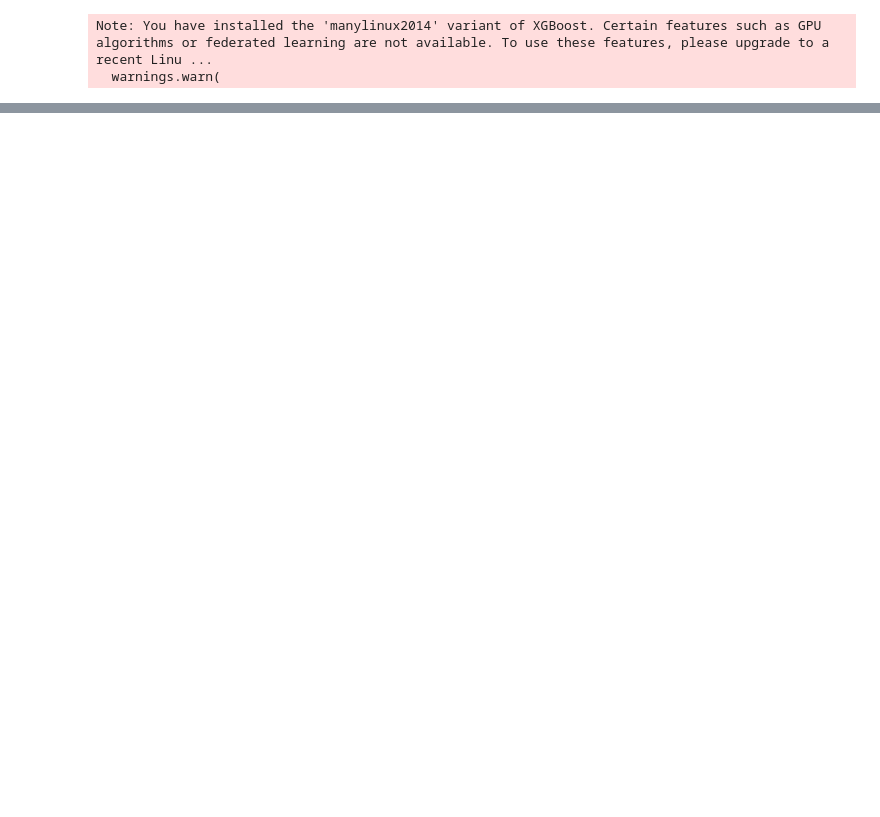
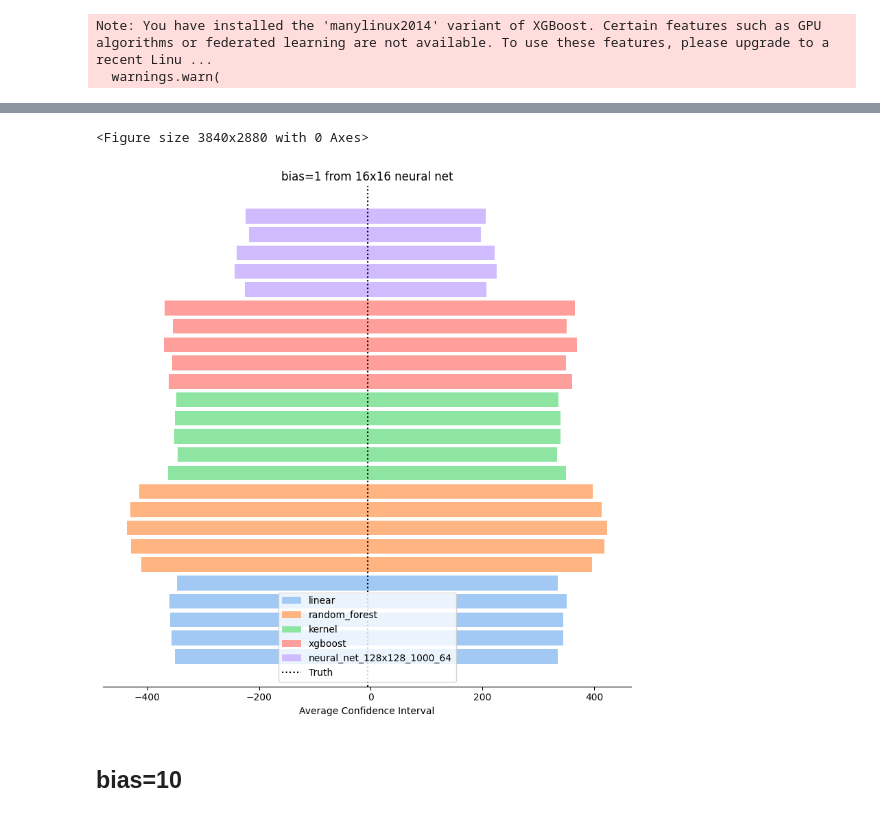
Before and after one commit to yingqi-gao/Mediation, a Jupyter notebook: sim_r0_CI.ipynb, the cells around one changed output, grey strips where cells are left out. Saved outputs shown, nothing was run; the diff lists cells and outputs as text; code cells hidden in the pictures; blank space fills up the shorter version.

```diff
--- a/sim_r0_CI.ipynb
+++ b/sim_r0_CI.ipynb
@@ -90,0 +232,23 @@ Coverage: 1.0
+# %%
+CI_dict12 = {}
+real_data_param12 = RealDataParam(bias_func=nn_bias_2, bias_scale=1, n_real=100)
+expanded_data_param = ExpandedDataParam(n_expanded=1000, r_expanded=0.01)
+for r0_learner_name, r0_learner in r0_LEARNERS.items():
+    r_hat, model_directory_uri = train_model(
+        data_generator_param = DATA_GENERATOR_PARAM,
+        train_data_param = TRAIN_DATA_PARAM,
+        which_model = "rhat",
+        output_directory_uri = OUTPUT_DIRECTORY_URI,
+        r0_learner_name = r0_learner_name,
+        r0_learner = r0_learner,
+        fresh = False
+    )
+    r0_CIs = construct_r0_CIs(
+        data_generator_param = DATA_GENERATOR_PARAM,
+        real_data_param = real_data_param12,
+        expanded_data_param = expanded_data_param,
+        model_directory_uri = model_directory_uri,
+        r_hat = r_hat,
+        fresh = False
+    )
+    CI_dict12[r0_learner_name] = r0_CIs
@@ -90,0 +273,15 @@ Coverage: 1.0
+# %%
+data_generator = DataGenerator(DATA_GENERATOR_PARAM)
+target_point12 = data_generator.generate_target_point(real_data_param12, seed=0)
+plot_CIs(
+    CI_dict=CI_dict12,
+    truth=np.mean(target_point12.X0),
+    n=5,
+    seed=0,
+    title="bias=1 from 16x16 neural net"
+)
+# %% [output]
+<Figure size 3840x2880 with 0 Axes>
+[figure, added]
+# %% [markdown]
+## bias=10
```
Also changed, not shown: parts of 22 cells of this notebook, 6 other files.
